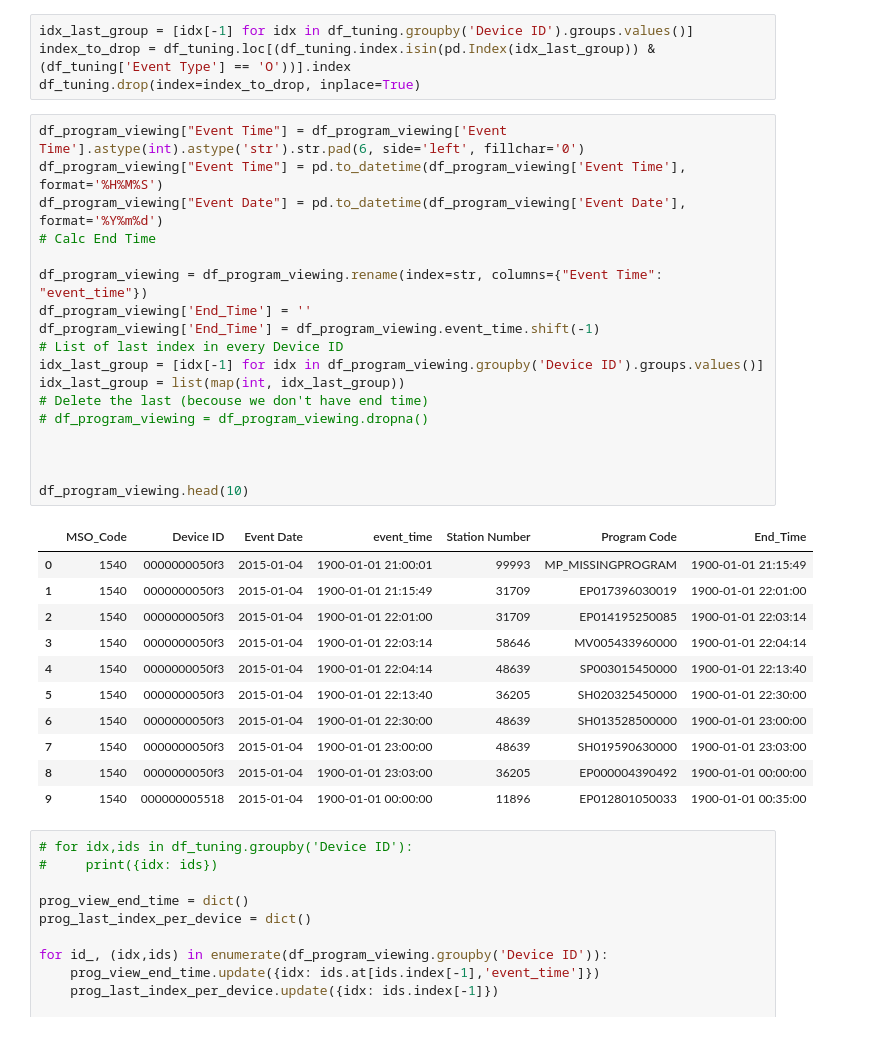
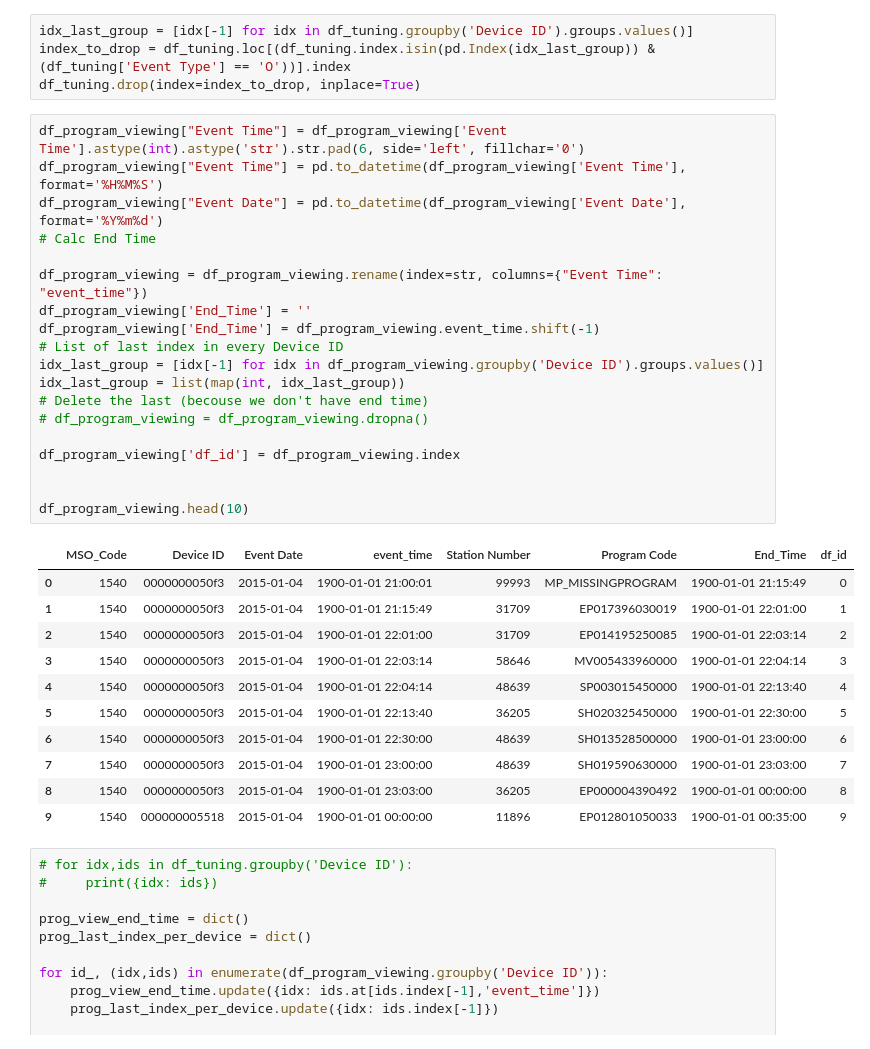
Before and after one commit to bareini/Genre-Prediction-with-Structured-Models, a Jupyter notebook: create_tuning.ipynb, the cells around one changed output. Cells and saved outputs as stored; diff of their text form.

```diff
--- a/create_tuning.ipynb
+++ b/create_tuning.ipynb
@@ -146,33 +147,34 @@ df_tuning.drop(index=index_to_drop, inplace=True)
 # %%
 df_program_viewing["Event Time"] = df_program_viewing['Event Time'].astype(int).astype('str').str.pad(6, side='left', fillchar='0')
 df_program_viewing["Event Time"] = pd.to_datetime(df_program_viewing['Event Time'], format='%H%M%S')
 df_program_viewing["Event Date"] = pd.to_datetime(df_program_viewing['Event Date'], format='%Y%m%d')
 # Calc End Time
 
 df_program_viewing = df_program_viewing.rename(index=str, columns={"Event Time": "event_time"})
 df_program_viewing['End_Time'] = ''
 df_program_viewing['End_Time'] = df_program_viewing.event_time.shift(-1)
 # List of last index in every Device ID
 idx_last_group = [idx[-1] for idx in df_program_viewing.groupby('Device ID').groups.values()]
 idx_last_group = list(map(int, idx_last_group))
 # Delete the last (becouse we don't have end time)
 # df_program_viewing = df_program_viewing.dropna()
 
+df_program_viewing['df_id'] = df_program_viewing.index
 
 
 df_program_viewing.head(10)
 # %% [output]
-|  | MSO_Code | Device ID | Event Date | event_time | Station Number | Program Code | End_Time |
-| 0 | 1540 | 0000000050f3 | 2015-01-04 | 1900-01-01 21:00:01 | 99993 | MP_MISSINGPROGRAM | 1900-01-01 21:15:49 |
-| 1 | 1540 | 0000000050f3 | 2015-01-04 | 1900-01-01 21:15:49 | 31709 | EP017396030019 | 1900-01-01 22:01:00 |
-| 2 | 1540 | 0000000050f3 | 2015-01-04 | 1900-01-01 22:01:00 | 31709 | EP014195250085 | 1900-01-01 22:03:14 |
-| 3 | 1540 | 0000000050f3 | 2015-01-04 | 1900-01-01 22:03:14 | 58646 | MV005433960000 | 1900-01-01 22:04:14 |
-| 4 | 1540 | 0000000050f3 | 2015-01-04 | 1900-01-01 22:04:14 | 48639 | SP003015450000 | 1900-01-01 22:13:40 |
-| 5 | 1540 | 0000000050f3 | 2015-01-04 | 1900-01-01 22:13:40 | 36205 | SH020325450000 | 1900-01-01 22:30:00 |
-| 6 | 1540 | 0000000050f3 | 2015-01-04 | 1900-01-01 22:30:00 | 48639 | SH013528500000 | 1900-01-01 23:00:00 |
-| 7 | 1540 | 0000000050f3 | 2015-01-04 | 1900-01-01 23:00:00 | 48639 | SH019590630000 | 1900-01-01 23:03:00 |
-| 8 | 1540 | 0000000050f3 | 2015-01-04 | 1900-01-01 23:03:00 | 36205 | EP000004390492 | 1900-01-01 00:00:00 |
-| 9 | 1540 | 000000005518 | 2015-01-04 | 1900-01-01 00:00:00 | 11896 | EP012801050033 | 1900-01-01 00:35:00 |
+|  | MSO_Code | Device ID | Event Date | event_time | Station Number | Program Code | End_Time | df_id |
+| 0 | 1540 | 0000000050f3 | 2015-01-04 | 1900-01-01 21:00:01 | 99993 | MP_MISSINGPROGRAM | 1900-01-01 21:15:49 | 0 |
+| 1 | 1540 | 0000000050f3 | 2015-01-04 | 1900-01-01 21:15:49 | 31709 | EP017396030019 | 1900-01-01 22:01:00 | 1 |
+| 2 | 1540 | 0000000050f3 | 2015-01-04 | 1900-01-01 22:01:00 | 31709 | EP014195250085 | 1900-01-01 22:03:14 | 2 |
+| 3 | 1540 | 0000000050f3 | 2015-01-04 | 1900-01-01 22:03:14 | 58646 | MV005433960000 | 1900-01-01 22:04:14 | 3 |
+| 4 | 1540 | 0000000050f3 | 2015-01-04 | 1900-01-01 22:04:14 | 48639 | SP003015450000 | 1900-01-01 22:13:40 | 4 |
+| 5 | 1540 | 0000000050f3 | 2015-01-04 | 1900-01-01 22:13:40 | 36205 | SH020325450000 | 1900-01-01 22:30:00 | 5 |
+| 6 | 1540 | 0000000050f3 | 2015-01-04 | 1900-01-01 22:30:00 | 48639 | SH013528500000 | 1900-01-01 23:00:00 | 6 |
+| 7 | 1540 | 0000000050f3 | 2015-01-04 | 1900-01-01 23:00:00 | 48639 | SH019590630000 | 1900-01-01 23:03:00 | 7 |
+| 8 | 1540 | 0000000050f3 | 2015-01-04 | 1900-01-01 23:03:00 | 36205 | EP000004390492 | 1900-01-01 00:00:00 | 8 |
+| 9 | 1540 | 000000005518 | 2015-01-04 | 1900-01-01 00:00:00 | 11896 | EP012801050033 | 1900-01-01 00:35:00 | 9 |
 # %%
 # for idx,ids in df_tuning.groupby('Device ID'):
 #     print({idx: ids})
```
Also changed, not shown: parts of 22 cells of this notebook, 2 other files.
